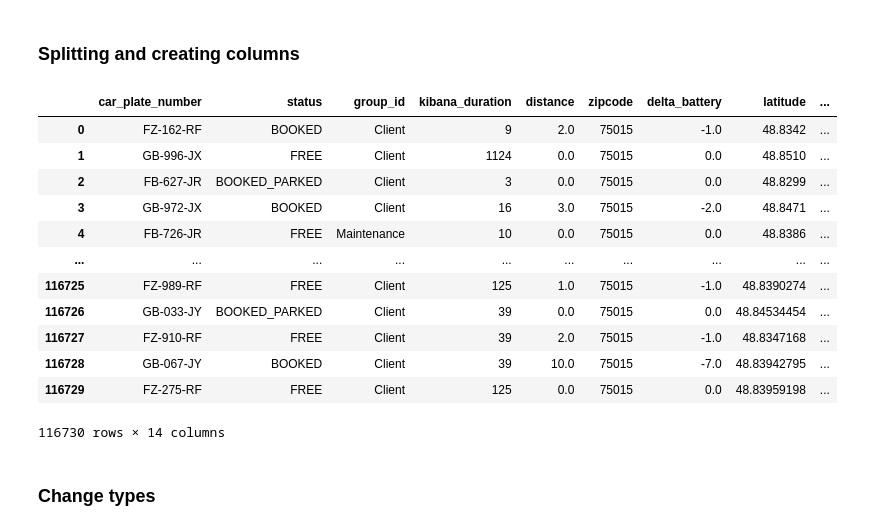
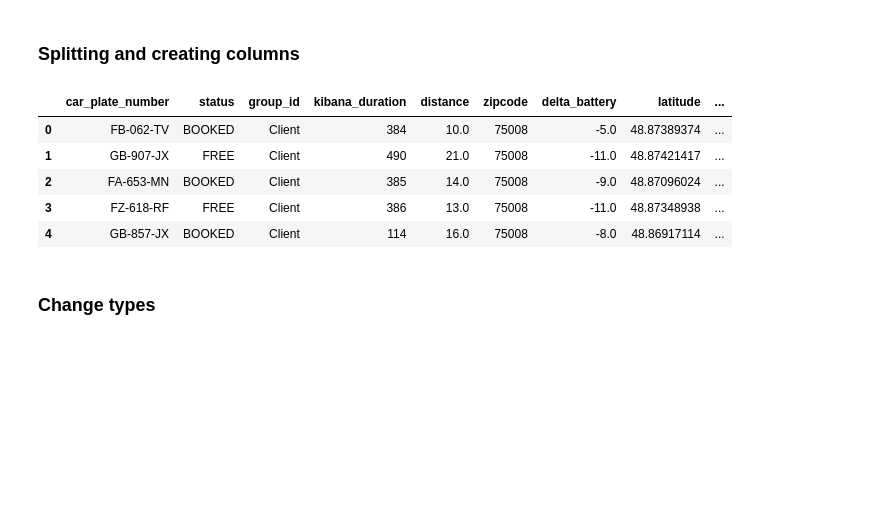
Before and after one commit to paul-mdb/car_sharing_relocation, a Jupyter notebook: es_query.ipynb, the cells around one changed output. Drawn from its saved outputs; the diff is of its cells as text; code cells hidden in the pictures; blank space fills up the shorter version.

```diff
--- a/es_query.ipynb
+++ b/es_query.ipynb
@@ -3,7 +3,7 @@
 
 https://www.elastic.co/guide/en/elasticsearch/reference/current/docs-update-by-query.html to update and clean the data ?
 # %%
-zipcode = 75015
+zipcode = 75008
 # %% [markdown]
 ### Imports & connection to Elasticsearch
 # %%
@@ -117,6 +117,6 @@ print(len(result['hits']['hits']))
 ## Convert data to dataframe
 # %%
 df = pd.json_normalize(result['hits']['hits'])
-df = df[['_source.end__date', '_source.car_plate_number', '_source.status', '_source.group_id', '_source.duration', '_source.distance', '_source.location', '_source.zipcode', '_source.battery', '_source.end_battery']]
-df
+df = df[['_source.end__date', '_source.car_plate_number', '_source.status', '_source.group_id', '_source.duration', '_source.distance', '_source.location', '_source.zipcode', '_source.battery', '_source.end_battery', '_source.start_date']]
+df.info()
 # %% [output]
@@ -186,41 +181,45 @@ inv_month = {v: k for k, v in monthdict.items()}
 # %%
 df['_source.group_id'].replace("Zity", "Client", inplace=True) # Map Zity to Client
 df['_source.group_id'].replace("Zity Corporate", "Defleeted", inplace=True) # Map Zity Corporate to Defleeted
-df.rename(columns = {'_source.end__date':'end_date', '_source.car_plate_number':'car_plate_number', '_source.status':'status', '_source.group_id':'group_id', '_source.duration':'kibana_duration', '_source.distance':'distance', '_source.location':'location', '_source.zipcode':'zipcode'}, inplace = True)
+df.rename(columns = {'_source.end__date':'end_date', '_source.car_plate_number':'car_plate_number', '_source.status':'status', '_source.group_id':'group_id', '_source.duration':'kibana_duration', '_source.distance':'distance', '_source.location':'location', '_source.zipcode':'zipcode', '_source.start_date':'start_date'}, inplace = True)
 # %% [markdown]
 ### Splitting and creating columns
 # %%
 df['delta_battery']=df['_source.end_battery']-df['_source.battery']
 df.drop('_source.end_battery', axis=1, inplace=True)
 df.drop('_source.battery', axis=1, inplace=True)
 df[['latitude', 'longitude']] = df['location'].str.split(',', expand=True)
 df.drop('location', axis=1, inplace=True)
-df['kibana_duration'] = df['kibana_duration'].astype(str)
-df[['kibana_duration', 'trash']] = df['kibana_duration'].str.split('.', expand=True)
-df.drop('trash', axis=1, inplace=True)
+df['kibana_duration'] = pd.to_numeric(df['kibana_duration'], errors='coerce')
+df['kibana_duration'] = df['kibana_duration'].replace(np.nan, 0)
+df["kibana_duration"] = df["kibana_duration"].astype(int)
+#df['kibana_duration'] = df['kibana_duration'].astype(str)
+#df[['kibana_duration', 'trash']] = df['kibana_duration'].str.split('.', expand=True)
+#df.drop('trash', axis=1, inplace=True)
 df[['end_date', 'end_time']] = df['end_date'].str.split('T', expand=True)
 df[['end_time', 'trash']] = df['end_time'].str.split('.', expand=True)
 df.drop('trash', axis=1, inplace=True)
 df[['end_year', 'end_month', "end_day_number"]] = df['end_date'].str.split('-', expand=True)
 df.drop('end_date', axis=1, inplace=True)
 df[['end_hour', 'end_minutes', "end_seconds"]] = df['end_time'].str.split(':', expand=True)
 df.drop('end_time', axis=1, inplace=True)
 df.drop('end_seconds', axis=1, inplace=True)
-df
+df[['start_date', 'start_time']] = df['start_date'].str.split('T', expand=True)
+df[['start_time', 'trash']] = df['start_time'].str.split('.', expand=True)
+df.drop('trash', axis=1, inplace=True)
+df[['start_year', 'start_month', "start_day_number"]] = df['start_date'].str.split('-', expand=True)
+df.drop('start_date', axis=1, inplace=True)
+df[['start_hour', 'start_minutes', "start_seconds"]] = df['start_time'].str.split(':', expand=True)
+df.drop('start_time', axis=1, inplace=True)
+df.drop('start_seconds', axis=1, inplace=True)
+df.head()
 # %% [output]
 |  | car_plate_number | status | group_id | kibana_duration | distance | zipcode | delta_battery | latitude | ... |
-| 0 | FZ-162-RF | BOOKED | Client | 9 | 2.0 | 75015 | -1.0 | 48.8342 | ... |
-| 1 | GB-996-JX | FREE | Client | 1124 | 0.0 | 75015 | 0.0 | 48.8510 | ... |
-| 2 | FB-627-JR | BOOKED_PARKED | Client | 3 | 0.0 | 75015 | 0.0 | 48.8299 | ... |
-| 3 | GB-972-JX | BOOKED | Client | 16 | 3.0 | 75015 | -2.0 | 48.8471 | ... |
-| 4 | FB-726-JR | FREE | Maintenance | 10 | 0.0 | 75015 | 0.0 | 48.8386 | ... |
-| ... | ... | ... | ... | ... | ... | ... | ... | ... | ... |
-| 116725 | FZ-989-RF | FREE | Client | 125 | 1.0 | 75015 | -1.0 | 48.8390274 | ... |
-| 116726 | GB-033-JY | BOOKED_PARKED | Client | 39 | 0.0 | 75015 | 0.0 | 48.84534454 | ... |
-| 116727 | FZ-910-RF | FREE | Client | 39 | 2.0 | 75015 | -1.0 | 48.8347168 | ... |
-| 116728 | GB-067-JY | BOOKED | Client | 39 | 10.0 | 75015 | -7.0 | 48.83942795 | ... |
-| 116729 | FZ-275-RF | FREE | Client | 125 | 0.0 | 75015 | 0.0 | 48.83959198 | ... |
+| 0 | FB-062-TV | BOOKED | Client | 384 | 10.0 | 75008 | -5.0 | 48.87389374 | ... |
+| 1 | GB-907-JX | FREE | Client | 490 | 21.0 | 75008 | -11.0 | 48.87421417 | ... |
+| 2 | FA-653-MN | BOOKED | Client | 385 | 14.0 | 75008 | -9.0 | 48.87096024 | ... |
+| 3 | FZ-618-RF | FREE | Client | 386 | 13.0 | 75008 | -11.0 | 48.87348938 | ... |
+| 4 | GB-857-JX | BOOKED | Client | 114 | 16.0 | 75008 | -8.0 | 48.86917114 | ... |
-116730 rows × 14 columns
 # %% [markdown]
 ### Change types
 # %%
```
Also changed, not shown: parts of 28 cells of this notebook, 2 other files.
